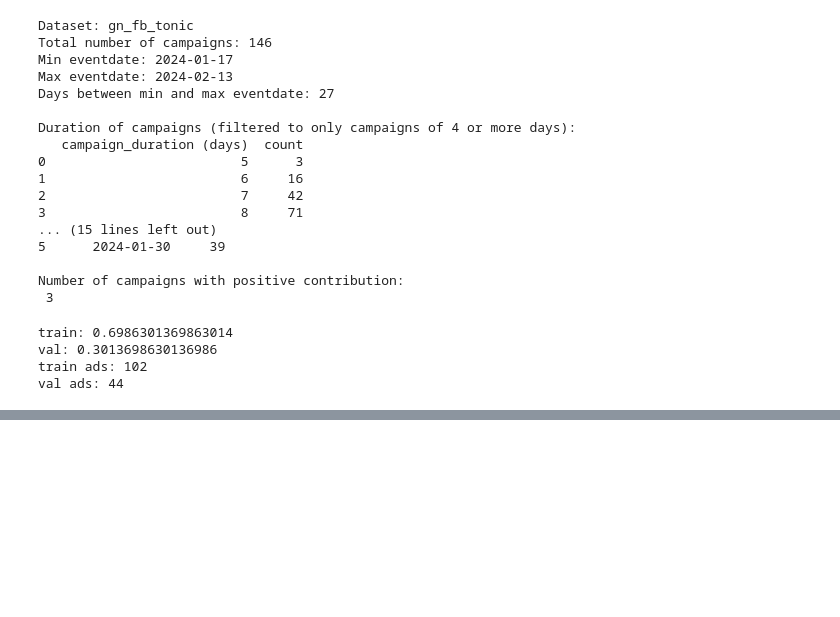
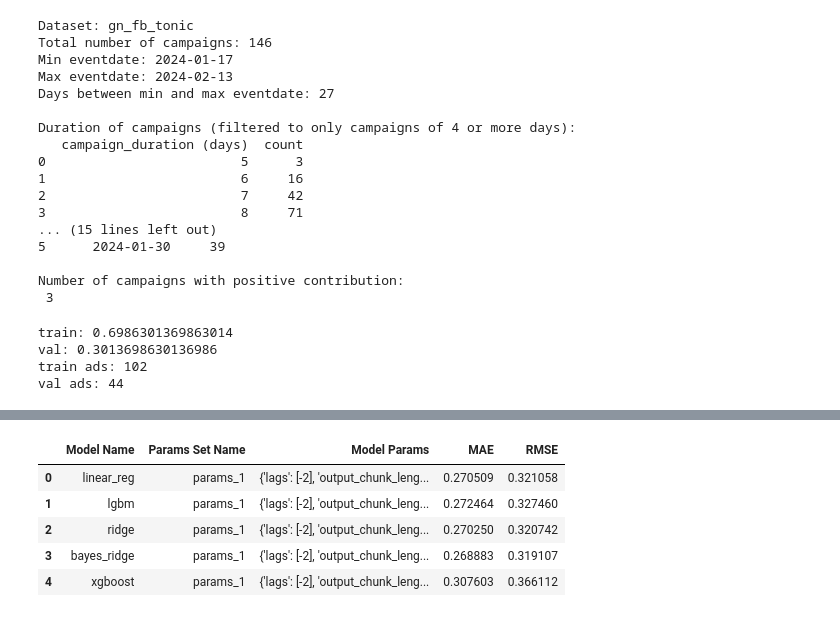
Before and after one commit to rfmanz/campaign_value_prediction, a Jupyter notebook: run.ipynb, the cells around one changed output, grey strips where cells are left out. Drawn from its saved outputs; the diff is of its cells as text; code cells hidden in the pictures; blank space fills up the shorter version.

```diff
--- a/run.ipynb
+++ b/run.ipynb
@@ -406,7 +400,7 @@ model_list = [
     ("ridge",Ridge),
     ("bayes_ridge", BayesianRidge),
     ("xgboost",XGBModel),
-    ("catboost", "CatBoostModel")
+#     # ("catboost", CatBoostModel)
 ]
 # %%
 def calculate_metrics_and_create_df(val_ts, backtest, model_params):
@@ -443,6 +451,7 @@ def run_experiments(
     past_covariates_vs: List[TimeSeries],
     experiment_params: dict or list,
 ):
+
     results_forecasts_dict = {}
     metrics_df = pd.DataFrame()
 
@@ -489,18 +498,30 @@ def run_experiments(
 
             fig = make_forecast_plots(val_ts, backtest)
             fig.savefig(f"{results_dir}/{model_name}_{params_set_name}_backtest.png")
+            # plt.close('fig')
+            plt.close('all')
 
             temp_metrics_df = calculate_metrics_and_create_df(val_ts, backtest, model_params)
             temp_metrics_df['Model Name'] = model_name
             temp_metrics_df['Params Set Name'] = params_set_name
             metrics_df = pd.concat([metrics_df, temp_metrics_df], ignore_index=True)
-            plt.close(fig)
+            columns_order = ['Model Name',
+                             'Params Set Name',
+                             'Model Params',
+                             'MAE',
+                             'RMSE',
+                            #  'MAPE',
+                            #  'RMSPE'
+                             ]
+            metrics_df = metrics_df[columns_order]
 
-            shap_explain = ShapExplainer(model, train_ts, past_covariates_ts)
-            fig=plt.gcf()
-            shap_explain.summary_plot(show=False,)
-            fig.savefig(f"{results_dir}/{model_name}_{params_set_name}_shap_summary.png")
-            plt.close('all')
+
+            if isinstance(model, RegressionModel):
+                shap_explain = ShapExplainer(model, train_ts, past_covariates_ts)
+                fig=plt.gcf()
+                shap_explain.summary_plot(show=False,)
+                fig.savefig(f"{results_dir}/{model_name}_{params_set_name}_shap_summary.png")
+                plt.close('all')
 
     return results_forecasts_dict, metrics_df
 # %%
@@ -511,5 +532,5 @@ results_forecasts_dict, metrics_df = run_experiments(
     val,
     past_covariates_ts,
     past_covariates_vs,
-    experiment_params,
+    experiment_params['params_1'],
     )
@@ -517,0 +566,9 @@ metrics_df
+# %%
+metrics_df
+# %% [output]
+|  | Model Name | Params Set Name | Model Params | MAE | RMSE |
+| 0 | linear_reg | params_1 | {'lags': [-2], 'output_chunk_leng... | 0.270509 | 0.321058 |
+| 1 | lgbm | params_1 | {'lags': [-2], 'output_chunk_leng... | 0.272464 | 0.327460 |
+| 2 | ridge | params_1 | {'lags': [-2], 'output_chunk_leng... | 0.270250 | 0.320742 |
+| 3 | bayes_ridge | params_1 | {'lags': [-2], 'output_chunk_leng... | 0.268883 | 0.319107 |
+| 4 | xgboost | params_1 | {'lags': [-2], 'output_chunk_leng... | 0.307603 | 0.366112 |
```
Also changed, not shown: parts of 8 cells of this notebook, 22 other files.
